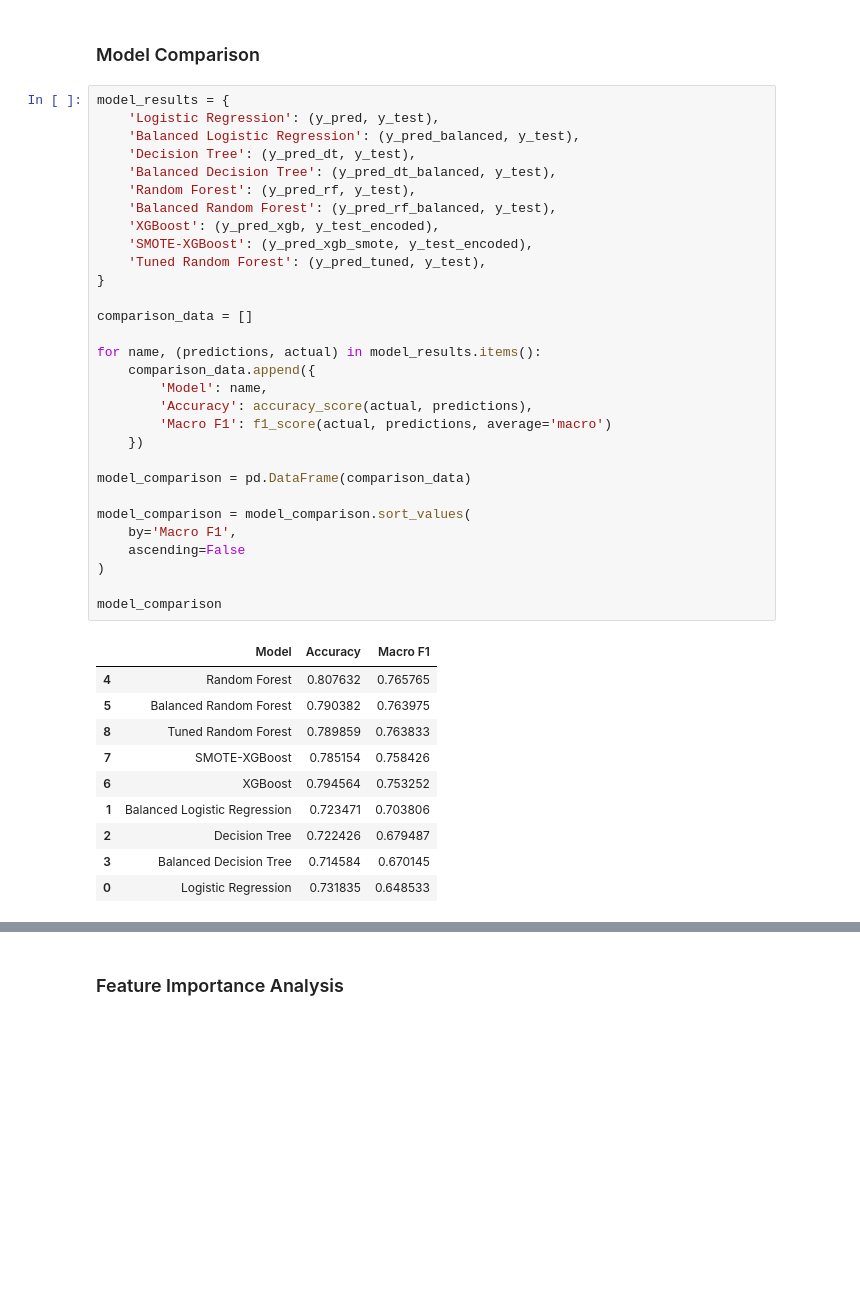
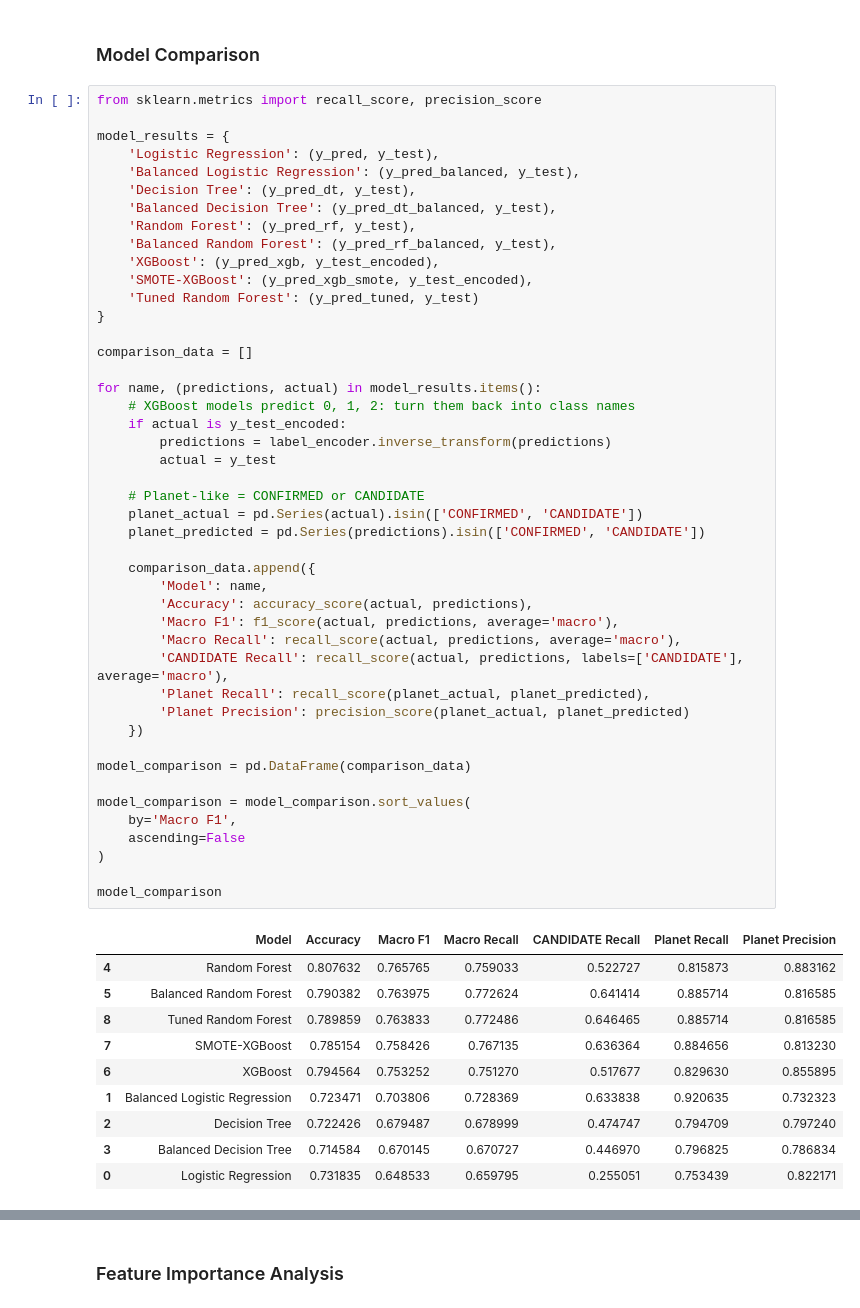
Before and after one commit to devikarapillai/Kepler-Exoplant_Classification, a Jupyter notebook: Nasa Kepler Exoplanent Detection.ipynb, the cells around one changed output, grey strips where cells are left out. Saved outputs shown, nothing was run; the diff lists cells and outputs as text; blank space fills up the shorter version.

```diff
--- a/Nasa Kepler Exoplanent Detection.ipynb
+++ b/Nasa Kepler Exoplanent Detection.ipynb
@@ -1567,43 +1567,58 @@ Hyperparameter tuning result: RandomizedSearchCV (25 combinations, 5-fold cross-
 # %% [markdown]
 ### Model Comparison
 # %%
+from sklearn.metrics import recall_score, precision_score
+
 model_results = {
     'Logistic Regression': (y_pred, y_test),
     'Balanced Logistic Regression': (y_pred_balanced, y_test),
     'Decision Tree': (y_pred_dt, y_test),
     'Balanced Decision Tree': (y_pred_dt_balanced, y_test),
     'Random Forest': (y_pred_rf, y_test),
     'Balanced Random Forest': (y_pred_rf_balanced, y_test),
     'XGBoost': (y_pred_xgb, y_test_encoded),
     'SMOTE-XGBoost': (y_pred_xgb_smote, y_test_encoded),
-    'Tuned Random Forest': (y_pred_tuned, y_test),
+    'Tuned Random Forest': (y_pred_tuned, y_test)
 }
 
 comparison_data = []
 
 for name, (predictions, actual) in model_results.items():
+    # XGBoost models predict 0, 1, 2: turn them back into class names
+    if actual is y_test_encoded:
+        predictions = label_encoder.inverse_transform(predictions)
+        actual = y_test
+
+    # Planet-like = CONFIRMED or CANDIDATE
+    planet_actual = pd.Series(actual).isin(['CONFIRMED', 'CANDIDATE'])
+    planet_predicted = pd.Series(predictions).isin(['CONFIRMED', 'CANDIDATE'])
+
     comparison_data.append({
         'Model': name,
         'Accuracy': accuracy_score(actual, predictions),
-        'Macro F1': f1_score(actual, predictions, average='macro')
+        'Macro F1': f1_score(actual, predictions, average='macro'),
+        'Macro Recall': recall_score(actual, predictions, average='macro'),
+        'CANDIDATE Recall': recall_score(actual, predictions, labels=['CANDIDATE'], average='macro'),
+        'Planet Recall': recall_score(planet_actual, planet_predicted),
+        'Planet Precision': precision_score(planet_actual, planet_predicted)
     })
 
 model_comparison = pd.DataFrame(comparison_data)
 
 model_comparison = model_comparison.sort_values(
     by='Macro F1',
     ascending=False
 )
 
 model_comparison
 # %% [output]
-|  | Model | Accuracy | Macro F1 |
-| 4 | Random Forest | 0.807632 | 0.765765 |
-| 5 | Balanced Random Forest | 0.790382 | 0.763975 |
-| 8 | Tuned Random Forest | 0.789859 | 0.763833 |
-| 7 | SMOTE-XGBoost | 0.785154 | 0.758426 |
-| 6 | XGBoost | 0.794564 | 0.753252 |
-| 1 | Balanced Logistic Regression | 0.723471 | 0.703806 |
-| 2 | Decision Tree | 0.722426 | 0.679487 |
-| 3 | Balanced Decision Tree | 0.714584 | 0.670145 |
-| 0 | Logistic Regression | 0.731835 | 0.648533 |
+|  | Model | Accuracy | Macro F1 | Macro Recall | CANDIDATE Recall | Planet Recall | Planet Precision |
+| 4 | Random Forest | 0.807632 | 0.765765 | 0.759033 | 0.522727 | 0.815873 | 0.883162 |
+| 5 | Balanced Random Forest | 0.790382 | 0.763975 | 0.772624 | 0.641414 | 0.885714 | 0.816585 |
+| 8 | Tuned Random Forest | 0.789859 | 0.763833 | 0.772486 | 0.646465 | 0.885714 | 0.816585 |
+| 7 | SMOTE-XGBoost | 0.785154 | 0.758426 | 0.767135 | 0.636364 | 0.884656 | 0.813230 |
+| 6 | XGBoost | 0.794564 | 0.753252 | 0.751270 | 0.517677 | 0.829630 | 0.855895 |
+| 1 | Balanced Logistic Regression | 0.723471 | 0.703806 | 0.728369 | 0.633838 | 0.920635 | 0.732323 |
+| 2 | Decision Tree | 0.722426 | 0.679487 | 0.678999 | 0.474747 | 0.794709 | 0.797240 |
+| 3 | Balanced Decision Tree | 0.714584 | 0.670145 | 0.670727 | 0.446970 | 0.796825 | 0.786834 |
+| 0 | Logistic Regression | 0.731835 | 0.648533 | 0.659795 | 0.255051 | 0.753439 | 0.822171 |
```
Also changed, not shown: parts of 12 cells of this notebook, 2 other files.
